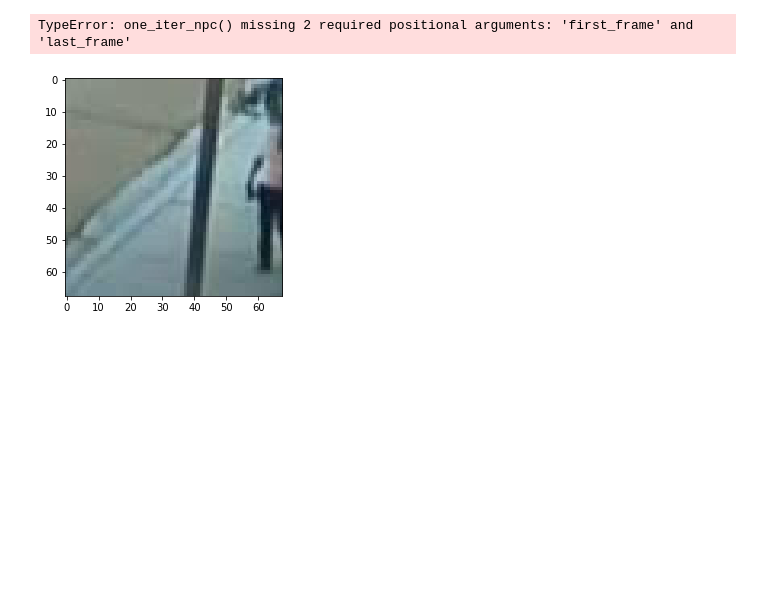
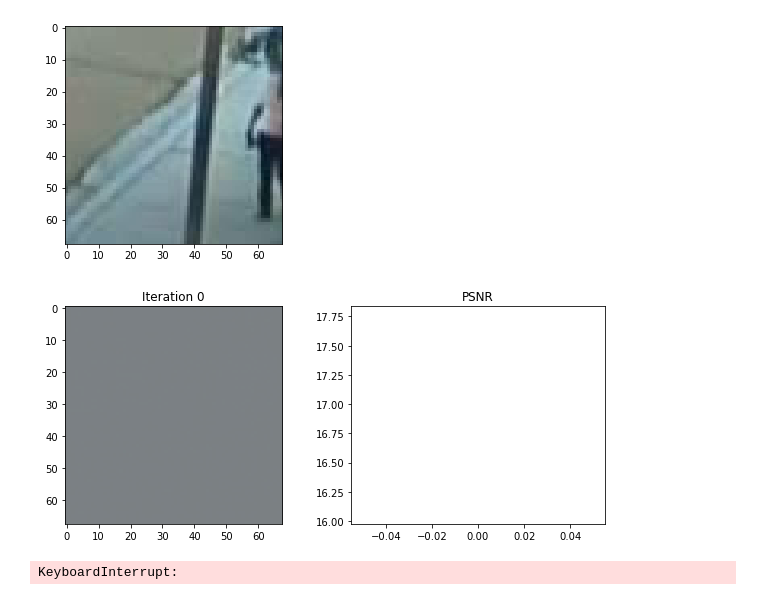
Before and after one commit to ZakSingh/neural-positional-compression, a Jupyter notebook: src/video.ipynb, the cells around one changed output. Saved outputs shown, nothing was run; the diff lists cells and outputs as text; code cells hidden in the pictures; blank space fills up the shorter version.

```diff
--- a/src/video.ipynb
+++ b/src/video.ipynb
@@ -63,7 +63,7 @@ class VeryTinyNerfModel(torch.nn.Module):
   def __init__(self, filter_size=256, num_encoding_functions=6, num_hidden_layers=8):
     super(VeryTinyNerfModel, self).__init__()
     # Input layer (default: 39 -> 256)
-    input_size = 3 + 3 * 2 * num_encoding_functions
+    input_size = 6 + 6 * 2 * num_encoding_functions
     self.input_layer = torch.nn.Linear(
         input_size, filter_size)
     # Hidden layers
@@ -116,18 +116,19 @@ def get_frame(idx):
     print("Failed to load frame at index " + str(idx))
   return torch.from_numpy(np.float32(img) / 255)
 # %%
-def xs_and_ys(width, height, frame_ind):
+def xs_and_ys(width, height, frame_ind, prev_prediction):
     r""" Construct (x, y, f) tuples.
     """
     res = []
     for y in range(height):
         for x in range(width):
-            res.append([y / height, x / width, frame_ind])
+            res.append([y / height, x / width, frame_ind,
+            prev_prediction[y][x][0], prev_prediction[y][x][1], prev_prediction[y][x][2]])
     return torch.from_numpy(np.array(res, dtype=np.float32))
 # %%
-def one_iter_npc(width, height, frame_ind, encoding_fn, get_minibatches_fn, chunksize):
+def one_iter_npc(width, height, frame_ind, encoding_fn, get_minibatches_fn, chunksize, prev_prediction):
 
-  pts = xs_and_ys(width, height, frame_ind)
+  pts = xs_and_ys(width, height, frame_ind, prev_prediction.detach().cpu().numpy())
 
   encoded_pts = encoding_fn(pts)
   batches = get_minibatches_fn(encoded_pts, chunksize=chunksize)
@@ -140,13 +141,13 @@ def one_iter_npc(width, height, frame_ind, encoding_fn, get_minibatches_fn, chun
   rgb = torch.reshape(rgb_flat, [height, width, 3])
   return rgb
 # %%
-def output_video(total_frames: int, fps, width: int, height: int, encode, get_minibatches, chunksize, first_frame, last_frame):
+def output_video(total_frames: int, fps, width: int, height: int, encode, get_minibatches, chunksize, prev_prediction):
   r"""Build the final video from the trained model."""
   out = cv2.VideoWriter('output_video.mp4', cv2.VideoWriter_fourcc(*'mp4v'), fps, (width, height))
   for f in range(total_frames):
       rgb_predicted = one_iter_npc(width, height,
                                    f, encode,
-                                   get_minibatches, chunksize, first_frame, last_frame)
+                                   get_minibatches, chunksize, prev_prediction)
 
 
       rgb_out = cv2.normalize(src=rgb_predicted.detach().cpu().numpy(), dst=None, alpha=0, beta=255,
@@ -161,7 +162,7 @@ def output_video(total_frames: int, fps, width: int, height: int, encode, get_mi
 Parameters for NPC training
 """
 
-num_hidden_layers = 4
+num_hidden_layers = 5
 filter_size = 256
 # Number of functions used in the positional encoding (Be sure to update the
 # model if this number changes).
@@ -179,10 +180,10 @@ chunksize = 16384 * 16
 
 # Optimizer parameters
 lr = 5e-3
-num_iters = 10_000
+num_iters = 12_000
 
 # Misc parameters
-display_every = 100  # Number of iters after which stats are displayed
+display_every = 500  # Number of iters after which stats are displayed
 
 """
 Model
@@ -220,6 +221,8 @@ plt.imshow(get_frame(test_frame))
 
 first_img = get_frame(0)
 
+prev_prediction = get_frame(0)
+
 for i in range(num_iters):
 
   # Randomly pick a frame as the target
@@ -228,7 +231,8 @@ for i in range(num_iters):
   target_img = get_frame(target_frame_idx)
   rgb_predicted = one_iter_npc(width, height,
                                 target_frame_idx, encode,
-                                get_minibatches, chunksize)
+                                get_minibatches, chunksize, prev_prediction)
+
   # target_imgs = []
   # rgb_predicteds = []
 
@@ -258,7 +262,7 @@ for i in range(num_iters):
     # Render the held-out view
     rgb_predicted = one_iter_npc(width, height,
                                 test_frame, encode,
-                                get_minibatches, chunksize)
+                                get_minibatches, chunksize, prev_prediction)
 
     loss = torch.nn.functional.mse_loss(rgb_predicted, target_img)
     print("Loss:", loss.item())
@@ -276,9 +280,13 @@ for i in range(num_iters):
     plt.title("PSNR")
     plt.show()
 
+  prev_prediction = one_iter_npc(width, height,
+                                 target_frame_idx, encode,
+                                 get_minibatches, chunksize, prev_prediction)
+
 print('Done training. Storing output...')
 torch.save(model.state_dict(), "model.pt")
-output_video(total_frames, fps, width, height, encode, get_minibatches, chunksize)
+output_video(total_frames, fps, width, height, encode, get_minibatches, chunksize, prev_prediction)
 print("Output complete")
 # %% [output]
 Video dims: 68x68
@@ -287,2 +296,3 @@ Total frames: 140
+[figure]
+[figure, added]
-TypeError: one_iter_npc() missing 2 required positional arguments: 'first_frame' and 'last_frame'
+KeyboardInterrupt:
-[figure]
```
Also changed, not shown: parts of 1 cell of this notebook, 2 other files.
